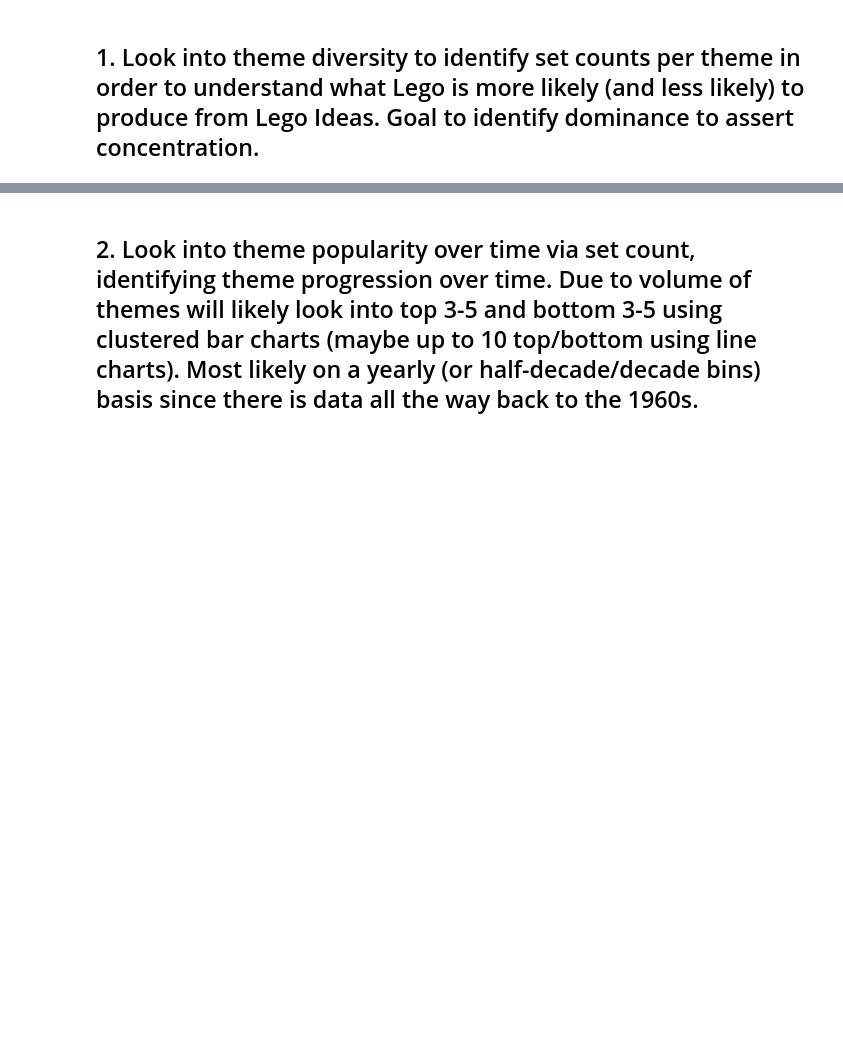
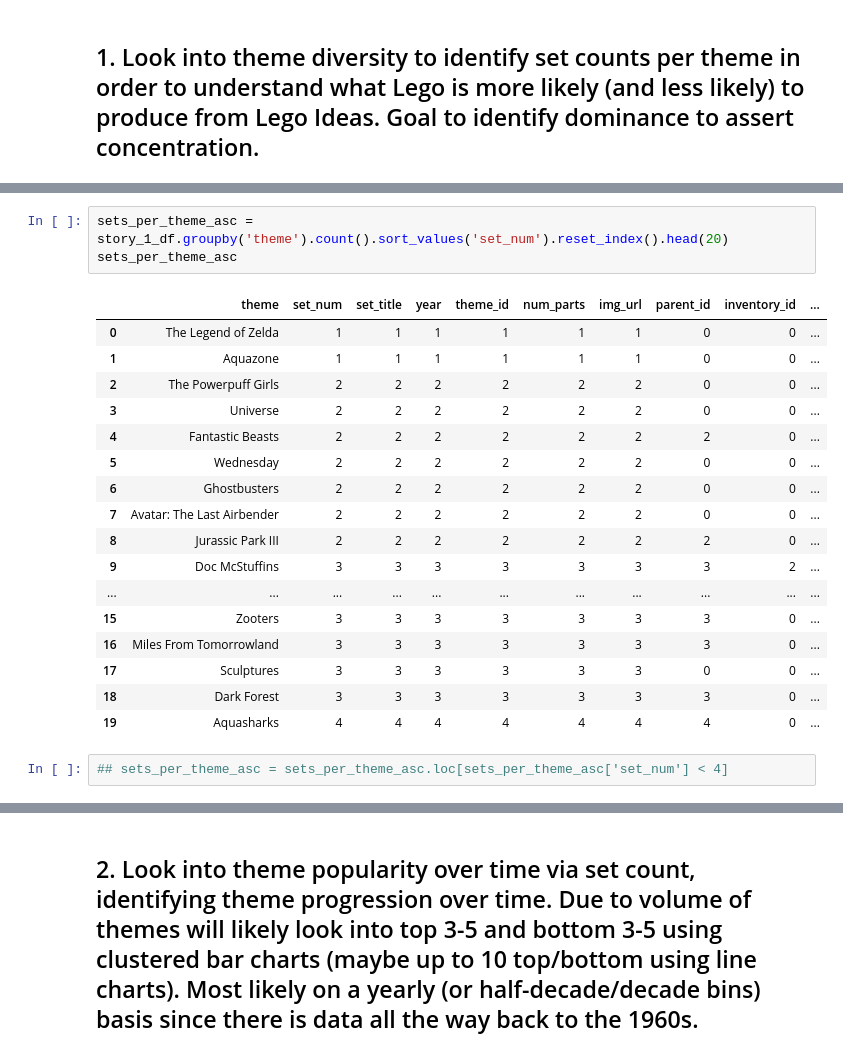
Before and after one commit to david423br/david-ruiz-capstone-ddr14, a Jupyter notebook: notebook/Lego_Capstone.ipynb, the cells around one changed output, grey strips where cells are left out. Saved outputs shown, nothing was run; the diff lists cells and outputs as text; blank space fills up the shorter version.

```diff
--- a/notebook/Lego_Capstone.ipynb
+++ b/notebook/Lego_Capstone.ipynb
@@ -171,0 +154,23 @@ plt.show()
+# %%
+sets_per_theme_asc = story_1_df.groupby('theme').count().sort_values('set_num').reset_index().head(20)
+sets_per_theme_asc
+# %% [output]
+|  | theme | set_num | set_title | year | theme_id | num_parts | img_url | parent_id | inventory_id | ... |
+| 0 | The Legend of Zelda | 1 | 1 | 1 | 1 | 1 | 1 | 0 | 0 | ... |
+| 1 | Aquazone | 1 | 1 | 1 | 1 | 1 | 1 | 0 | 0 | ... |
+| 2 | The Powerpuff Girls | 2 | 2 | 2 | 2 | 2 | 2 | 0 | 0 | ... |
+| 3 | Universe | 2 | 2 | 2 | 2 | 2 | 2 | 0 | 0 | ... |
+| 4 | Fantastic Beasts | 2 | 2 | 2 | 2 | 2 | 2 | 2 | 0 | ... |
+| 5 | Wednesday | 2 | 2 | 2 | 2 | 2 | 2 | 0 | 0 | ... |
+| 6 | Ghostbusters | 2 | 2 | 2 | 2 | 2 | 2 | 0 | 0 | ... |
+| 7 | Avatar: The Last Airbender | 2 | 2 | 2 | 2 | 2 | 2 | 0 | 0 | ... |
+| 8 | Jurassic Park III | 2 | 2 | 2 | 2 | 2 | 2 | 2 | 0 | ... |
+| 9 | Doc McStuffins | 3 | 3 | 3 | 3 | 3 | 3 | 3 | 2 | ... |
+| ... | ... | ... | ... | ... | ... | ... | ... | ... | ... | ... |
+| 15 | Zooters | 3 | 3 | 3 | 3 | 3 | 3 | 3 | 0 | ... |
+| 16 | Miles From Tomorrowland | 3 | 3 | 3 | 3 | 3 | 3 | 3 | 0 | ... |
+| 17 | Sculptures | 3 | 3 | 3 | 3 | 3 | 3 | 0 | 0 | ... |
+| 18 | Dark Forest | 3 | 3 | 3 | 3 | 3 | 3 | 3 | 0 | ... |
+| 19 | Aquasharks | 4 | 4 | 4 | 4 | 4 | 4 | 4 | 0 | ... |
+# %%
+## sets_per_theme_asc = sets_per_theme_asc.loc[sets_per_theme_asc['set_num'] < 4]
```
Also changed, not shown: parts of 9 cells of this notebook, 6 other files.
